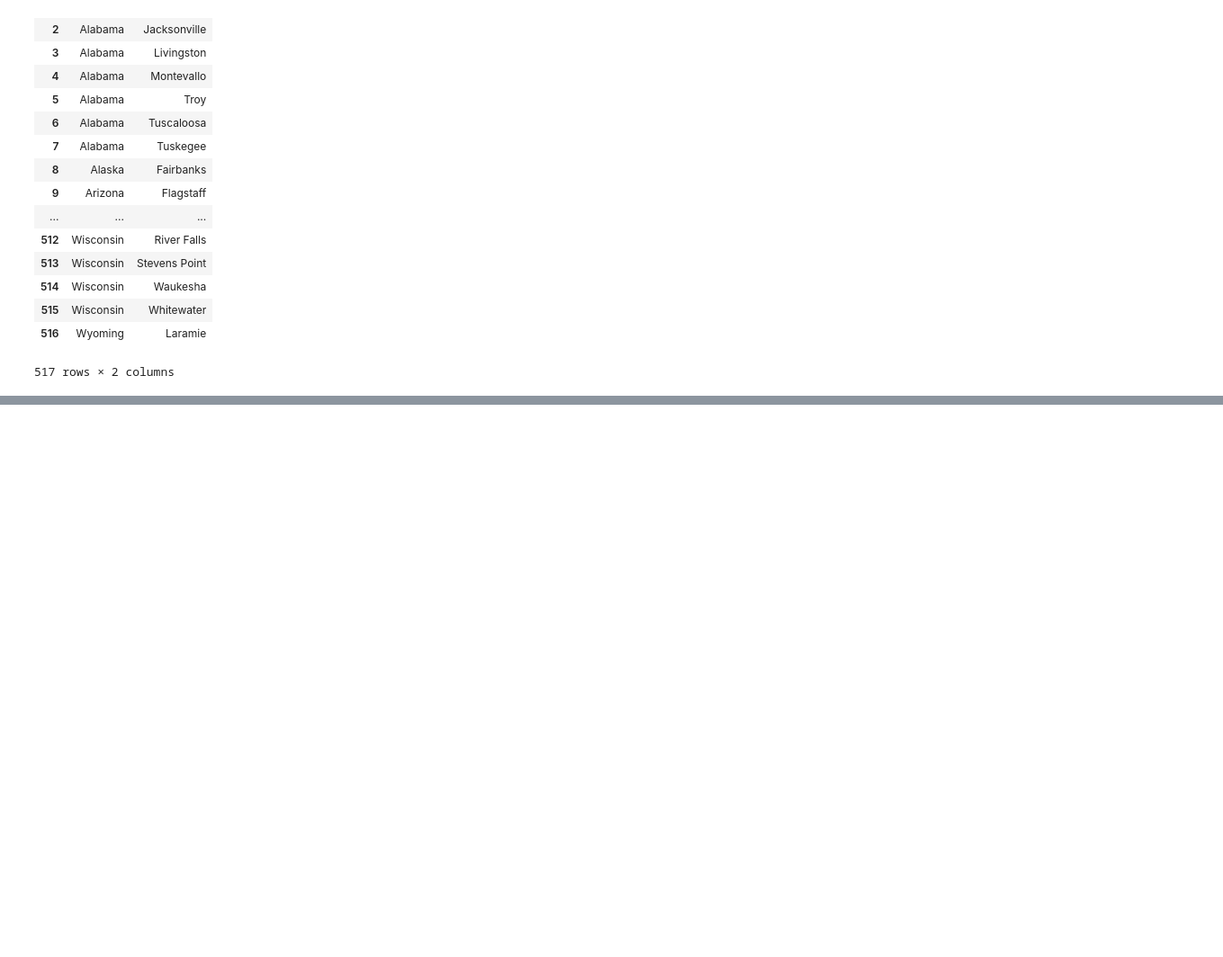
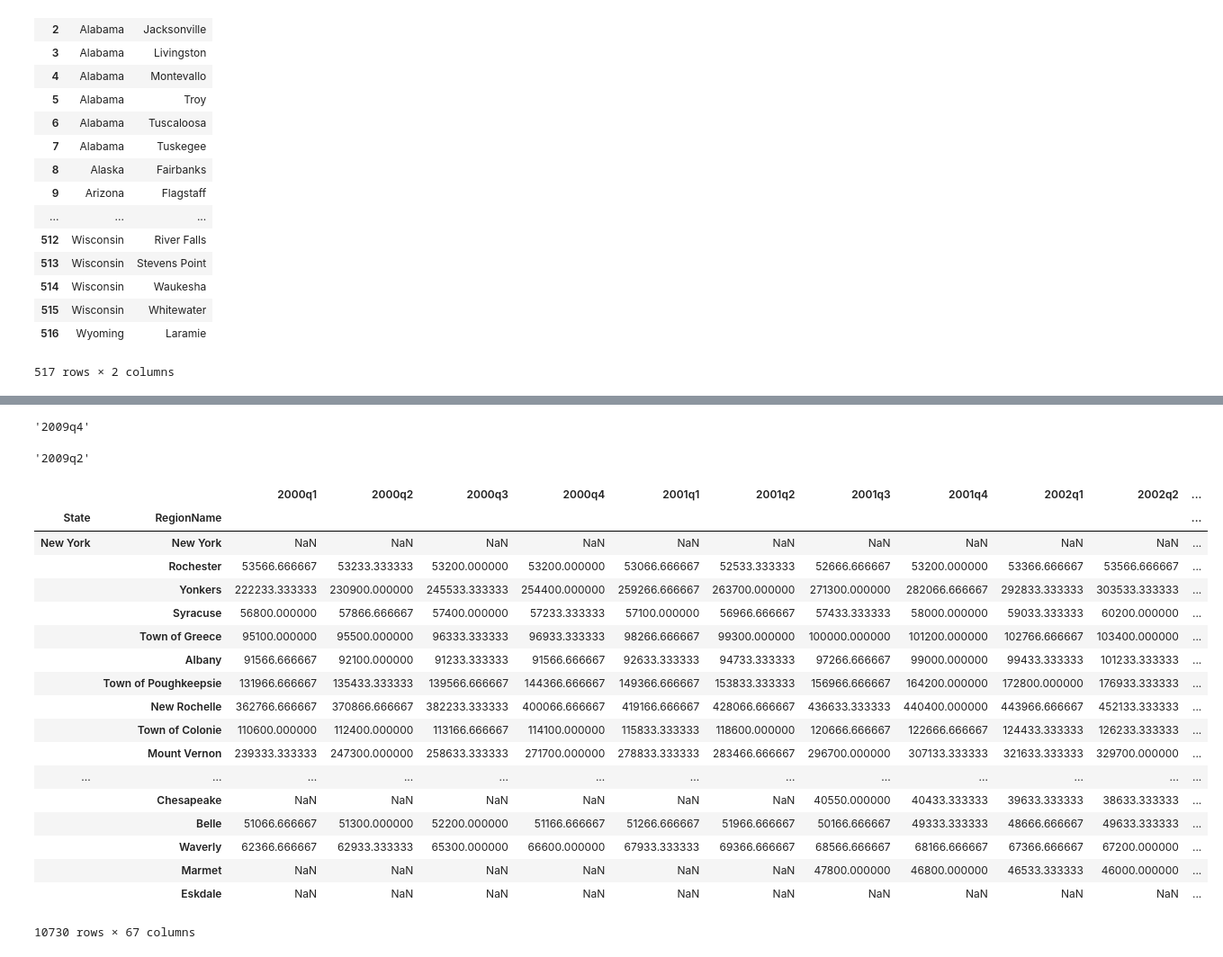
Before and after one commit to bholbein/applied-data-science-with-python, a Jupyter notebook: Introduction/Assignment+4.ipynb, the cells around one changed output, grey strips where cells are left out. Shown at 90% size. Saved outputs shown, nothing was run; the diff lists cells and outputs as text; code cells hidden in the pictures; blank space fills up the shorter version.

Commit message:
Assignment 4 50%

```diff
--- a/Introduction/Assignment+4.ipynb
+++ b/Introduction/Assignment+4.ipynb
@@ -127,6 +119,38 @@ get_recession_start()
+# %%
+def get_recession_end():
+    gdp = (pd.read_excel('gdplev.xls', skiprows=5, usecols=[4,6])
+           .rename(columns={'GDP in billions of chained 2009 dollars.1': 'GDP', 'Unnamed: 4':'Quarter'})
+           .set_index('Quarter')
+           .assign(Recession_Start = False)
+           .assign(Recession_End = False)
+           .loc[get_recession_start():]
+          )
+    for i in range(0, len(gdp)):
+        if ((gdp['GDP'].iloc[i] - gdp['GDP'].iloc[i-1]) < 0) & ((gdp['GDP'].iloc[i-1] - gdp['GDP'].iloc[i-2]) <0):
+            gdp['Recession_Start'].iloc[i-1] = True
+            break
+    for j in range(0, len(gdp)):
+        if ((gdp['GDP'].iloc[j] - gdp['GDP'].iloc[j-1] > 0)) & (gdp['GDP'].iloc[j-1] - gdp['GDP'].iloc[j-2] > 0):
+            gdp['Recession_End'].iloc[j] = True
+            break
+    return gdp[gdp['Recession_End'] == True].index[0]
+
+get_recession_end()
+# %% [output]
+'2009q4'
 # %%
-def get_recession_end():
-    '''Returns the year and quarter of the recession end time as a
+def get_recession_bottom():
+    '''Returns the year and quarter of the recession bottom time as a
     string value in a format such as 2005q3'''
+    gdp = (pd.read_excel('gdplev.xls', skiprows=5, usecols=[4,6])
+           .rename(columns={'GDP in billions of chained 2009 dollars.1': 'GDP', 'Unnamed: 4':'Quarter'})
+           .set_index('Quarter')
+           .assign(Recession_Start = False)
+           .assign(Recession_End = False)
+           .loc[get_recession_start():get_recession_end()]
+          )
+    return gdp['GDP'].idxmin()
 
-    return "ANSWER"
+get_recession_bottom()
+# %% [output]
+'2009q2'
@@ -139,17 +157,50 @@ def get_recession_bottom():
 # %%
 def convert_housing_data_to_quarters():
     '''Converts the housing data to quarters and returns it as mean
     values in a dataframe. This dataframe should be a dataframe with
     columns for 2000q1 through 2016q3, and should have a multi-index
     in the shape of ["State","RegionName"].
 
     Note: Quarters are defined in the assignment description, they are
     not arbitrary three month periods.
 
     The resulting dataframe should have 67 columns, and 10,730 rows.
     '''
+    housing = (pd.read_csv('City_Zhvi_AllHomes.csv')
+               .rename(columns={'State': 'state_short'})
+              )
+    housing = (pd.merge(housing, states_map, left_on="state_short", right_on="state_short")
+              .set_index(['State', 'RegionName'])
+              )
+    housing = (housing
+               .loc[:,'2000-01':]
+               .groupby(pd.PeriodIndex(housing.loc[:,'2000-01':].columns, freq='Q'), axis=1)
+               .mean()
+               .rename(columns=lambda c: str(c).lower())
+             )
+    return housing
 
-    return "ANSWER"
+convert_housing_data_to_quarters()
+# %% [output]
+|  |  | 2000q1 | 2000q2 | 2000q3 | 2000q4 | 2001q1 | 2001q2 | 2001q3 | 2001q4 | 2002q1 | 2002q2 | ... |
+| State | RegionName |  |  |  |  |  |  |  |  |  |  | ... |
+| New York | New York | NaN | NaN | NaN | NaN | NaN | NaN | NaN | NaN | NaN | NaN | ... |
+|  | Rochester | 53566.666667 | 53233.333333 | 53200.000000 | 53200.000000 | 53066.666667 | 52533.333333 | 52666.666667 | 53200.000000 | 53366.666667 | 53566.666667 | ... |
+|  | Yonkers | 222233.333333 | 230900.000000 | 245533.333333 | 254400.000000 | 259266.666667 | 263700.000000 | 271300.000000 | 282066.666667 | 292833.333333 | 303533.333333 | ... |
+|  | Syracuse | 56800.000000 | 57866.666667 | 57400.000000 | 57233.333333 | 57100.000000 | 56966.666667 | 57433.333333 | 58000.000000 | 59033.333333 | 60200.000000 | ... |
+|  | Town of Greece | 95100.000000 | 95500.000000 | 96333.333333 | 96933.333333 | 98266.666667 | 99300.000000 | 100000.000000 | 101200.000000 | 102766.666667 | 103400.000000 | ... |
+|  | Albany | 91566.666667 | 92100.000000 | 91233.333333 | 91566.666667 | 92633.333333 | 94733.333333 | 97266.666667 | 99000.000000 | 99433.333333 | 101233.333333 | ... |
+|  | Town of Poughkeepsie | 131966.666667 | 135433.333333 | 139566.666667 | 144366.666667 | 149366.666667 | 153833.333333 | 156966.666667 | 164200.000000 | 172800.000000 | 176933.333333 | ... |
+|  | New Rochelle | 362766.666667 | 370866.666667 | 382233.333333 | 400066.666667 | 419166.666667 | 428066.666667 | 436633.333333 | 440400.000000 | 443966.666667 | 452133.333333 | ... |
+|  | Town of Colonie | 110600.000000 | 112400.000000 | 113166.666667 | 114100.000000 | 115833.333333 | 118600.000000 | 120666.666667 | 122666.666667 | 124433.333333 | 126233.333333 | ... |
+|  | Mount Vernon | 239333.333333 | 247300.000000 | 258633.333333 | 271700.000000 | 278833.333333 | 283466.666667 | 296700.000000 | 307133.333333 | 321633.333333 | 329700.000000 | ... |
+| ... | ... | ... | ... | ... | ... | ... | ... | ... | ... | ... | ... | ... |
+|  | Chesapeake | NaN | NaN | NaN | NaN | NaN | NaN | 40550.000000 | 40433.333333 | 39633.333333 | 38633.333333 | ... |
+|  | Belle | 51066.666667 | 51300.000000 | 52200.000000 | 51166.666667 | 51266.666667 | 51966.666667 | 50166.666667 | 49333.333333 | 48666.666667 | 49633.333333 | ... |
+|  | Waverly | 62366.666667 | 62933.333333 | 65300.000000 | 66600.000000 | 67933.333333 | 69366.666667 | 68566.666667 | 68166.666667 | 67366.666667 | 67200.000000 | ... |
+|  | Marmet | NaN | NaN | NaN | NaN | NaN | NaN | 47800.000000 | 46800.000000 | 46533.333333 | 46000.000000 | ... |
+|  | Eskdale | NaN | NaN | NaN | NaN | NaN | NaN | NaN | NaN | NaN | NaN | ... |
+10730 rows × 67 columns
 # %%
 def run_ttest():
     '''First creates new data showing the decline or growth of housing prices
```
Also changed, not shown: parts of 4 cells of this notebook, 1 other file.
